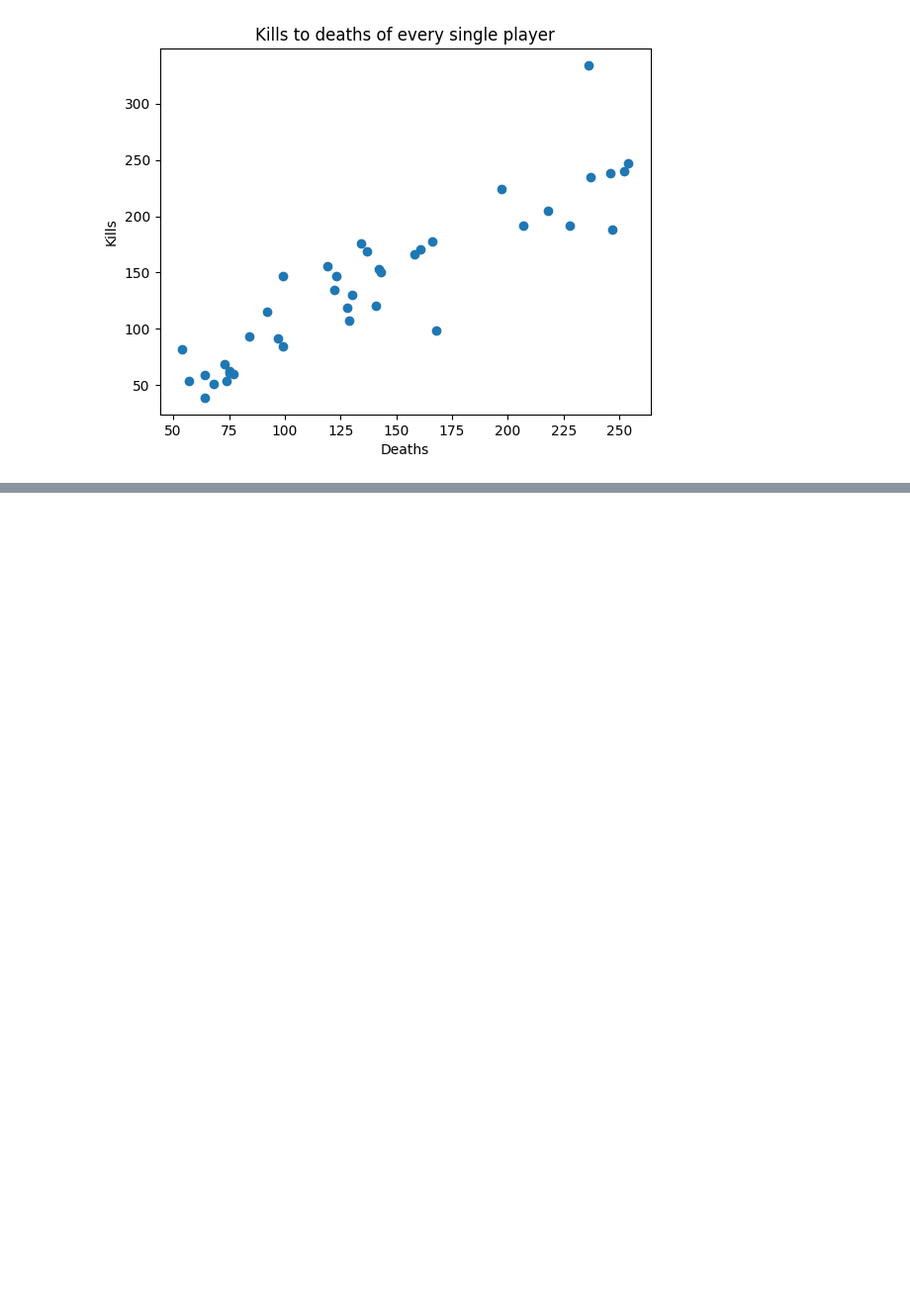
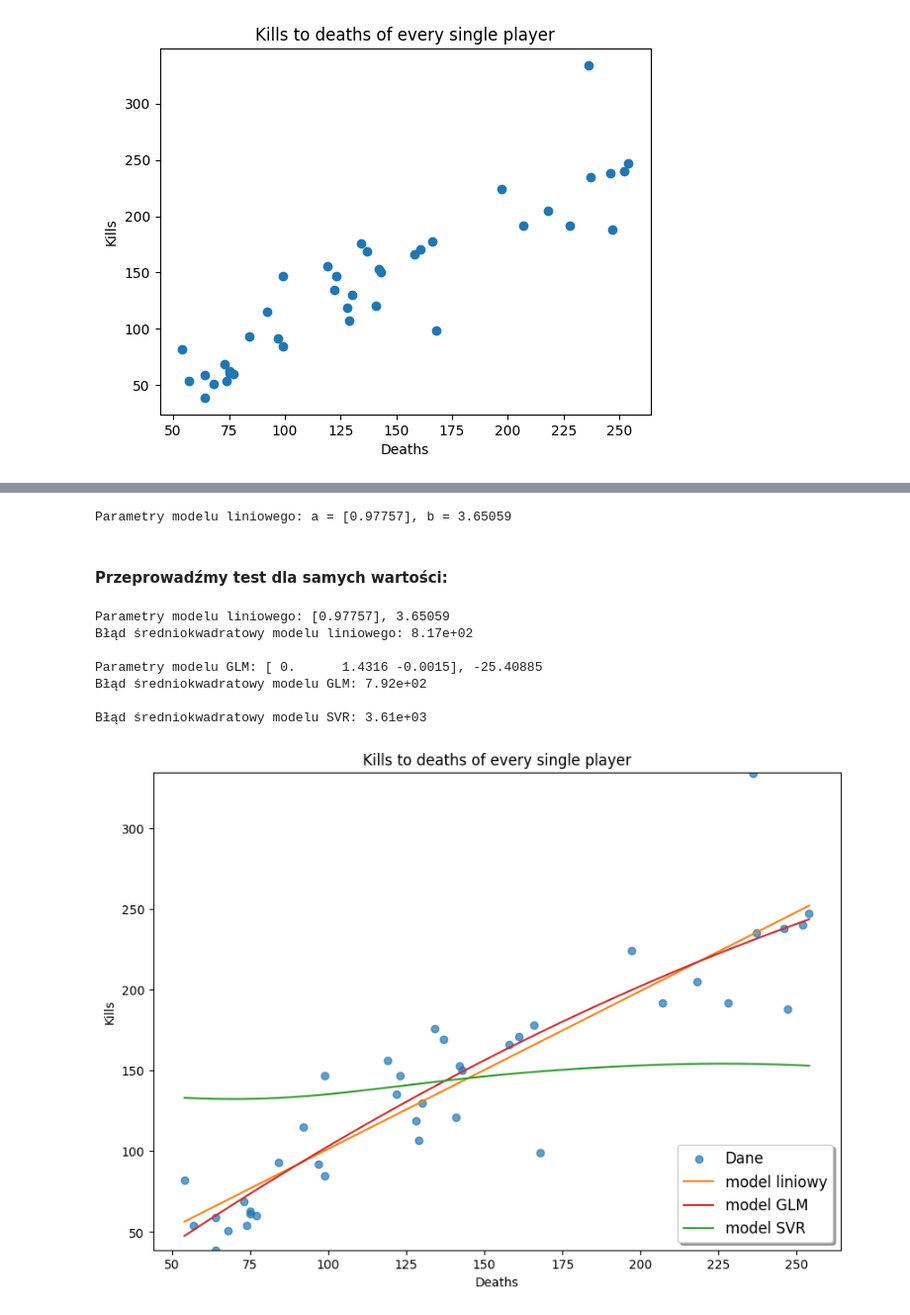
Before and after one commit to Arut3nCodes/4th-term, a Jupyter notebook: MSiD/Task1/MSiD12.ipynb, the cells around one changed output, grey strips where cells are left out. Shown at 99% size. Cells and saved outputs as stored; diff of their text form; code cells hidden in the pictures; blank space fills up the shorter version.

```diff
--- a/MSiD/Task1/MSiD12.ipynb
+++ b/MSiD/Task1/MSiD12.ipynb
@@ -242,0 +287,66 @@ plt.show()
+# %%
+print(f'Parametry modelu liniowego: a = {np.round(modelLin.coef_,5)}, b = {np.round(modelLin.intercept_,5)}')
+# %% [output]
+Parametry modelu liniowego: a = [0.97757], b = 3.65059
+# %% [markdown]
+#### Przeprowadźmy test dla samych wartości:
+# %%
+X = xAdj
+Y = yAdj
+
+# =========  Model liniowy =========
+from sklearn.linear_model import LinearRegression
+from sklearn.metrics import mean_squared_error
+modelLin = LinearRegression()
+modelLin.fit(X.reshape(-1,1),
+              Y)
+print(f'Parametry modelu liniowego: {np.round(modelLin.coef_,5)}, {np.round(modelLin.intercept_,5)}')
+MSE_lin = mean_squared_error(Y, modelLin.predict(X.reshape(-1,1)))
+print(f'Błąd średniokwadratowy modelu liniowego: {MSE_lin:0.3}\n')
+
+# ===== Uogólniony model liniowy (ang. Generalized Linear Model) =====
+from sklearn.preprocessing import PolynomialFeatures
+model_GLM = LinearRegression()
+gen_features = PolynomialFeatures(degree=2, include_bias=True, interaction_only=False)
+model_GLM.fit(gen_features.fit_transform(X.reshape(-1,1)),
+              Y)
+print(f'Parametry modelu GLM: {np.round(model_GLM.coef_,4)}, {np.round(model_GLM.intercept_,5)}')
+MSE_GLM = mean_squared_error(Y, model_GLM.predict(gen_features.fit_transform(X.reshape(-1,1))))
+print(f'Błąd średniokwadratowy modelu GLM: {MSE_GLM:0.3}\n')
+
+#==== Maszyna wektorów wspierających (ang. Support Vector Machine) ====
+# SVR dla regresji, SVC dla kalsyfikacji
+from sklearn.svm import SVR
+model_svr = SVR(kernel='rbf', gamma='scale', C=1)
+model_svr.fit(X.reshape(-1,1),
+              Y)
+MSE_SVR = mean_squared_error(Y, model_svr.predict(X.reshape(-1,1)))
+print(f'Błąd średniokwadratowy modelu SVR: {MSE_SVR:0.3}')
+
+# Predykcje wszystkich modeli dla całego zakreso osi X
+os_x = np.linspace(start=X.min(), stop=X.max(), num=300)
+y_lin_pred = modelLin.predict(os_x.reshape(-1,1))
+y_GLM_pred = model_GLM.predict(gen_features.fit_transform(os_x.reshape(-1,1)))
+y_svr_pred = model_svr.predict(os_x.reshape(-1,1))
+
+# Wizualizacja
+plt.figure(figsize=(10,7))
+plt.scatter(X, Y, label='Dane', alpha=0.7)
+plt.plot(os_x, y_lin_pred, label='model liniowy', color='tab:orange')
+plt.plot(os_x, y_GLM_pred, label=f'model GLM', color='tab:red')
+plt.plot(os_x, y_svr_pred, label='model SVR', color='tab:green')
+plt.title("Kills to deaths of every single player")
+plt.xlabel('Deaths')
+plt.ylabel('Kills')
+plt.legend(fontsize=12, shadow=True, loc='lower right')
+plt.ylim([Y.min()-0.1, Y.max()+0.5])
+plt.show()
+# %% [output]
+Parametry modelu liniowego: [0.97757], 3.65059
+Błąd średniokwadratowy modelu liniowego: 8.17e+02
+
+Parametry modelu GLM: [ 0.      1.4316 -0.0015], -25.40885
+Błąd średniokwadratowy modelu GLM: 7.92e+02
+
+Błąd średniokwadratowy modelu SVR: 3.61e+03
+[figure, added]
```
Also changed, not shown: parts of 21 cells of this notebook, 8 other files.
